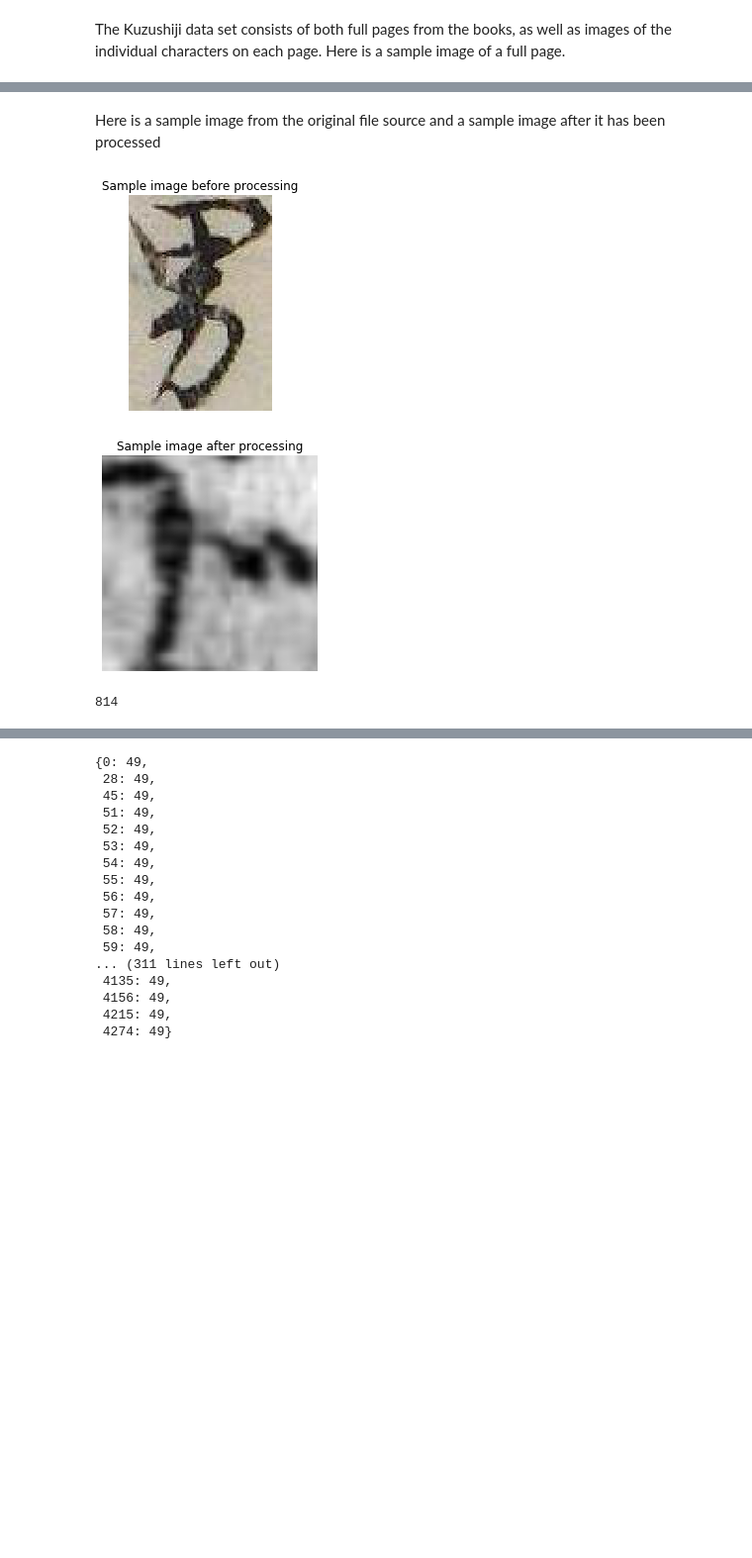
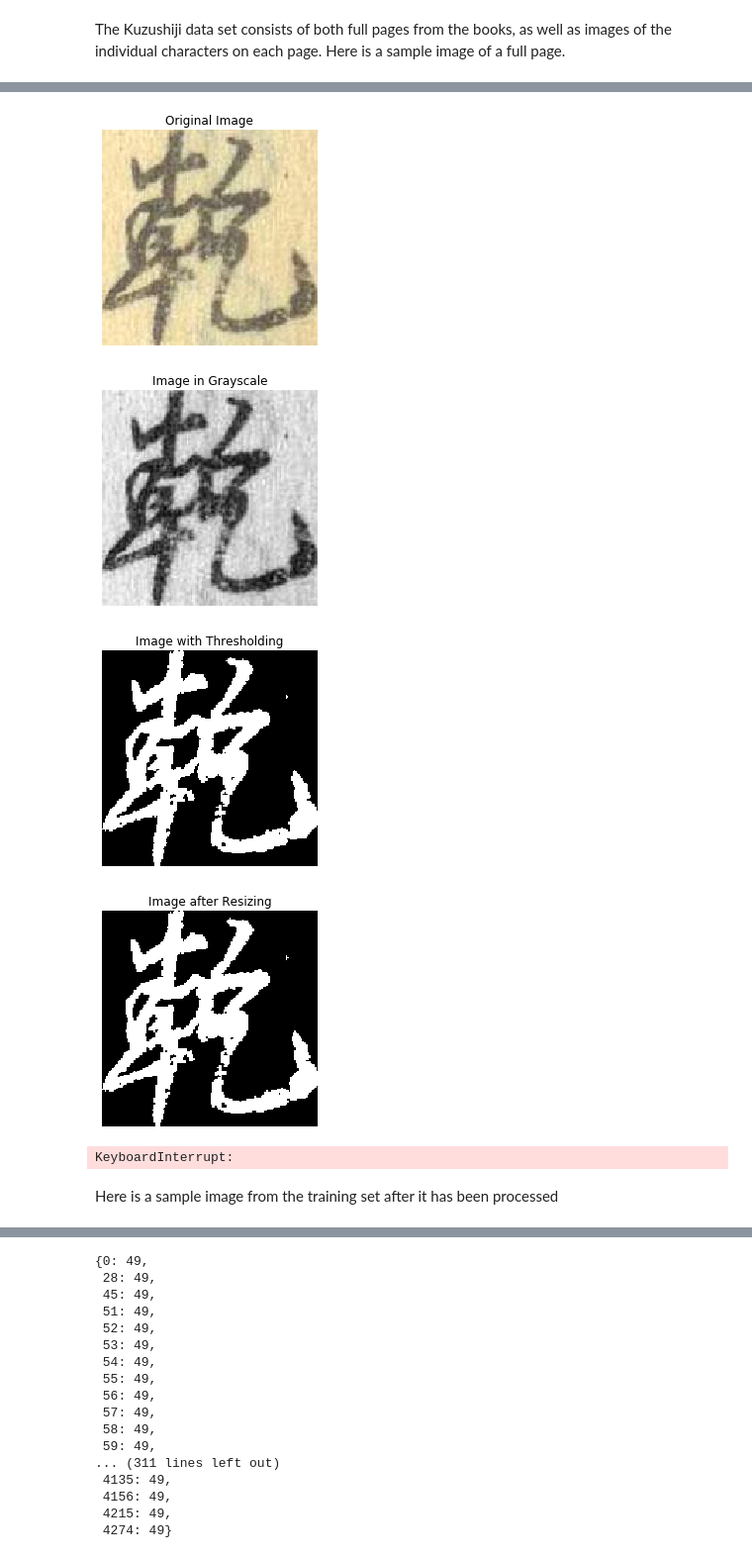
Before and after one commit to Sachdw/Kanji-recognition, a Jupyter notebook: Image processing and model building.ipynb, the cells around one changed output, grey strips where cells are left out. Shown: that part at 99% size. Saved outputs shown, nothing was run; the diff lists cells and outputs as text; code cells hidden in the pictures; blank space fills up the shorter version.

```diff
--- a/Image processing and model building.ipynb
+++ b/Image processing and model building.ipynb
@@ -92,31 +180,32 @@ In the next step, we will load the images using the file names we have stored. I
+# %%
+#Original image
+show_image(sample_char,"Original Image")
+
+#Convert image to grayscale
+sample_char = color.rgb2gray(sample_char)
+show_image(sample_char,'Image in Grayscale')
+
+#Apply thresholding to the image to make it Black and White
+#Find the critical value
+thresh_otsu = threshold_otsu(sample_char)
+#Apply thresholding
+sample_char = sample_char <= thresh_otsu
+show_image(sample_char, "Image with Thresholding")
+
+#Resize the image to make it 224 by 224 pixels
+img_size = 224
+sample_char = resize(sample_char,(img_size,img_size))
+
+show_image(sample_char,"Image after Resizing")
+# %% [output]
+[figure, added]
+[figure, added]
+[figure, added]
+[figure, added]
 # %%
-img_size = 224
-
-#Load all of the images, convert them to grayscale and resize them all to 224 by 224.
+#Load all of the images, convert them to grayscale, apply thresholding and resize them all to 224 by 224.
 x_train = process_images(x_train,img_size)
-#x_val = process_images(x_val,img_size)
+# %% [output]
+KeyboardInterrupt:
 # %% [markdown]
-Here is a sample image from the original file source and a sample image after it has been processed
+Here is a sample image from the training set after it has been processed
-# %%
-sample_image = my_data['File'][4]
-show_image(plt.imread(sample_image),'Sample image before processing')
-show_image(x_train[100],'Sample image after processing')
-
-x_train = np.expand_dims(x_train, -1)
-# %% [output]
-[figure, removed]
-[figure, removed]
-# %%
-
-datagen = ImageDataGenerator(
- rotation_range=40,
- width_shift_range=0.2,
- height_shift_range=0.2,
- shear_range=0.2,
- zoom_range=0.2,
- horizontal_flip=False)
-
-d = datagen.fit(x_train)
-x_train.shape[0]
-# %% [output]
-814
```
Also changed, not shown: parts of 30 cells of this notebook, 2 other files.
